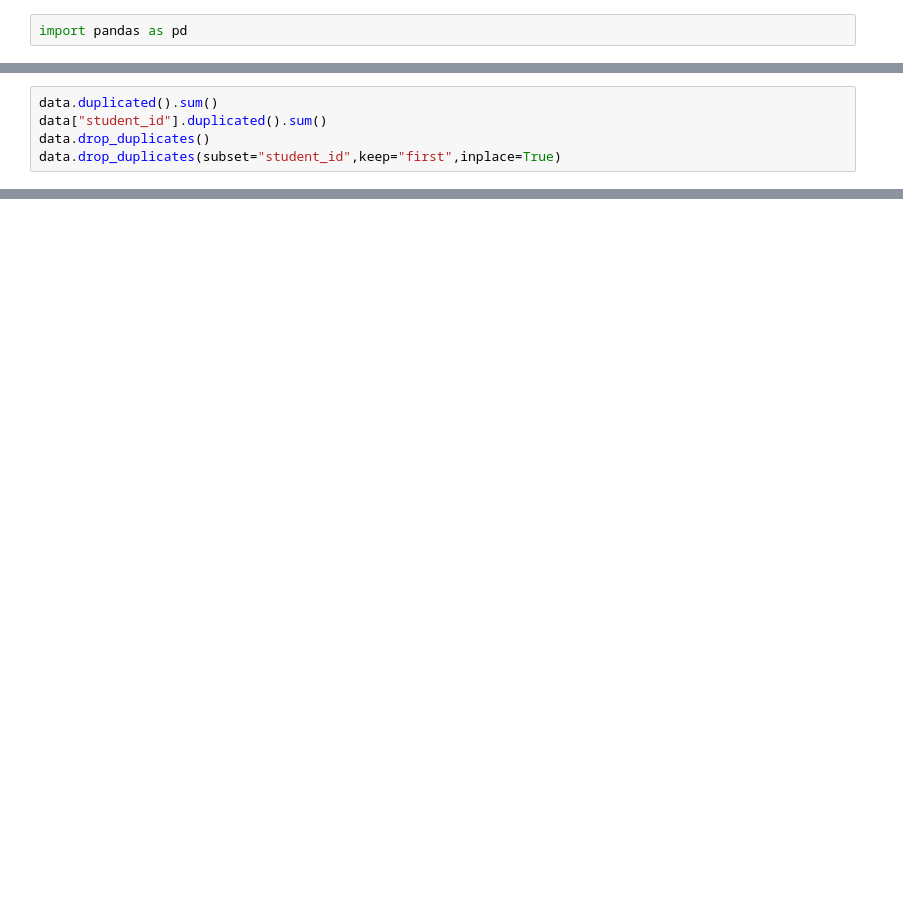
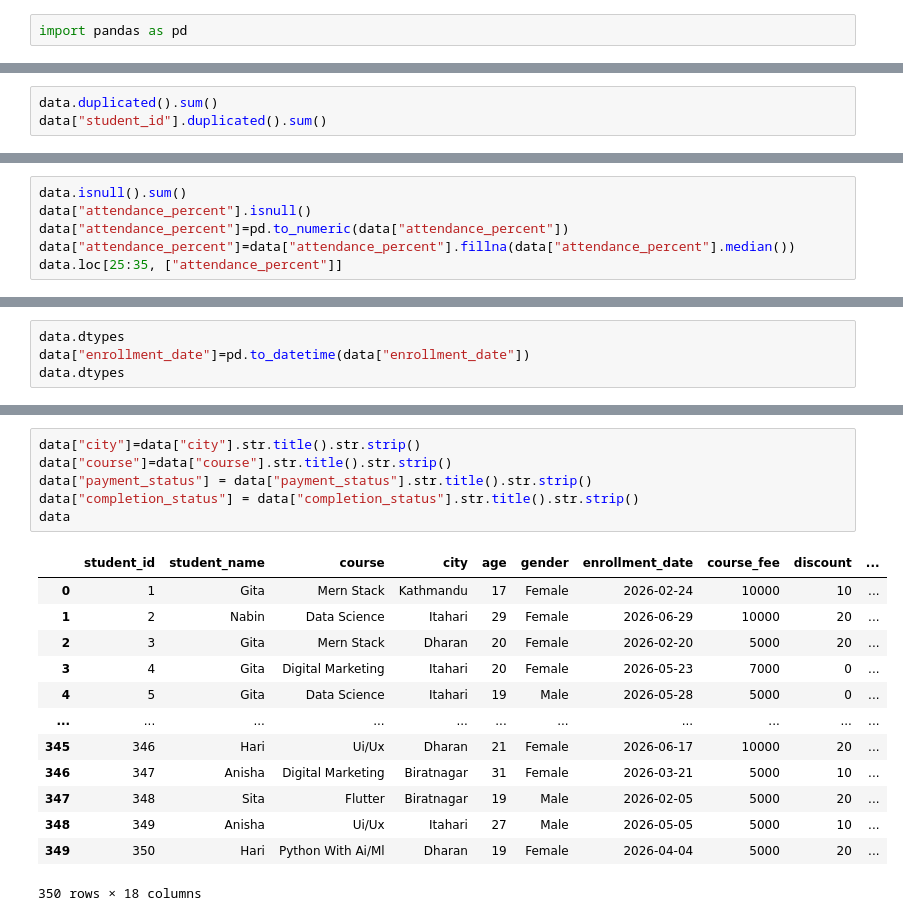
Before and after one commit to Bishwash074/ai_udan, a Jupyter notebook: assignment3.ipynb, the cells around one changed output, grey strips where cells are left out. Saved outputs shown, nothing was run; the diff lists cells and outputs as text; blank space fills up the shorter version.

```diff
--- a/assignment3.ipynb
+++ b/assignment3.ipynb
@@ -27,5 +12,3 @@ data
 # %%
 data.duplicated().sum()
 data["student_id"].duplicated().sum()
-data.drop_duplicates()
-data.drop_duplicates(subset="student_id",keep="first",inplace=True)
@@ -31,0 +17,6 @@ data.drop_duplicates(subset="student_id",keep="first",inplace=True)
+# %%
+data.isnull().sum()
+data["attendance_percent"].isnull()
+data["attendance_percent"]=pd.to_numeric(data["attendance_percent"])
+data["attendance_percent"]=data["attendance_percent"].fillna(data["attendance_percent"].median())
+data.loc[25:35, ["attendance_percent"]]
@@ -31,0 +36,4 @@ data.drop_duplicates(subset="student_id",keep="first",inplace=True)
+# %%
+data.dtypes
+data["enrollment_date"]=pd.to_datetime(data["enrollment_date"])
+data.dtypes
@@ -31,0 +60,20 @@ data.drop_duplicates(subset="student_id",keep="first",inplace=True)
+# %%
+data["city"]=data["city"].str.title().str.strip()
+data["course"]=data["course"].str.title().str.strip()
+data["payment_status"] = data["payment_status"].str.title().str.strip()
+data["completion_status"] = data["completion_status"].str.title().str.strip()
+data
+# %% [output]
+|  | student_id | student_name | course | city | age | gender | enrollment_date | course_fee | discount | ... |
+| 0 | 1 | Gita | Mern Stack | Kathmandu | 17 | Female | 2026-02-24 | 10000 | 10 | ... |
+| 1 | 2 | Nabin | Data Science | Itahari | 29 | Female | 2026-06-29 | 10000 | 20 | ... |
+| 2 | 3 | Gita | Mern Stack | Dharan | 20 | Female | 2026-02-20 | 5000 | 20 | ... |
+| 3 | 4 | Gita | Digital Marketing | Itahari | 20 | Female | 2026-05-23 | 7000 | 0 | ... |
+| 4 | 5 | Gita | Data Science | Itahari | 19 | Male | 2026-05-28 | 5000 | 0 | ... |
+| ... | ... | ... | ... | ... | ... | ... | ... | ... | ... | ... |
+| 345 | 346 | Hari | Ui/Ux | Dharan | 21 | Female | 2026-06-17 | 10000 | 20 | ... |
+| 346 | 347 | Anisha | Digital Marketing | Biratnagar | 31 | Female | 2026-03-21 | 5000 | 10 | ... |
+| 347 | 348 | Sita | Flutter | Biratnagar | 19 | Male | 2026-02-05 | 5000 | 20 | ... |
+| 348 | 349 | Anisha | Ui/Ux | Itahari | 27 | Male | 2026-05-05 | 5000 | 10 | ... |
+| 349 | 350 | Hari | Python With Ai/Ml | Dharan | 19 | Female | 2026-04-04 | 5000 | 20 | ... |
+350 rows × 18 columns
```
Also changed, not shown: parts of 14 cells of this notebook, 5 other files.
